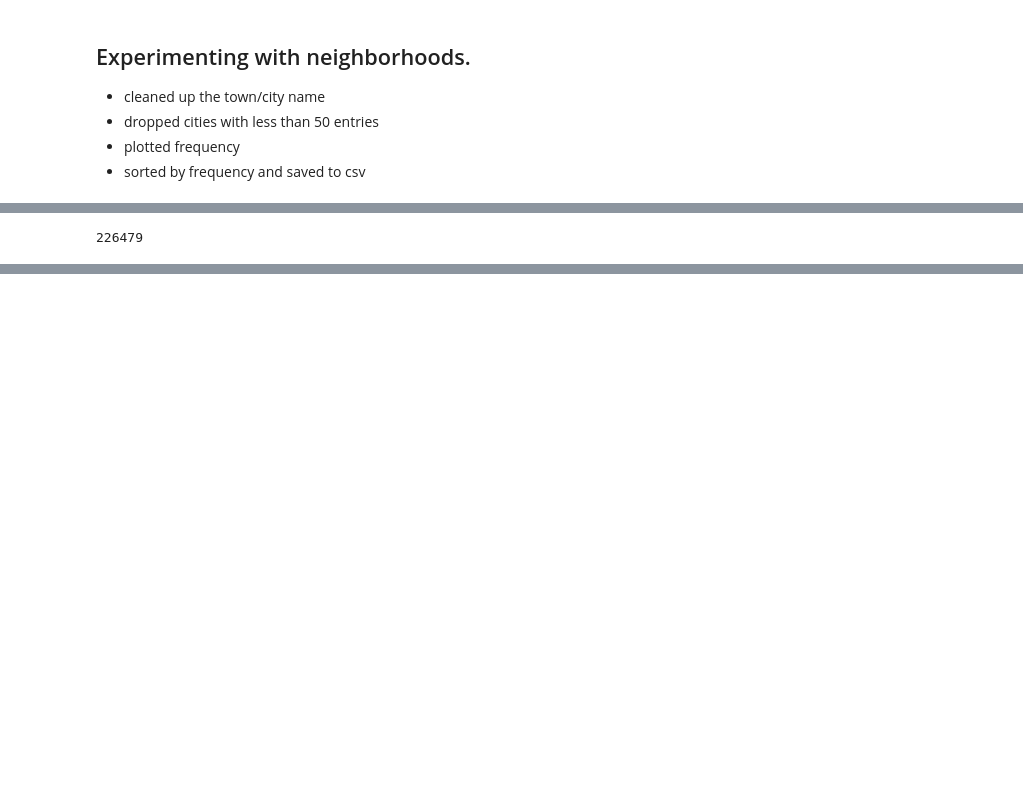
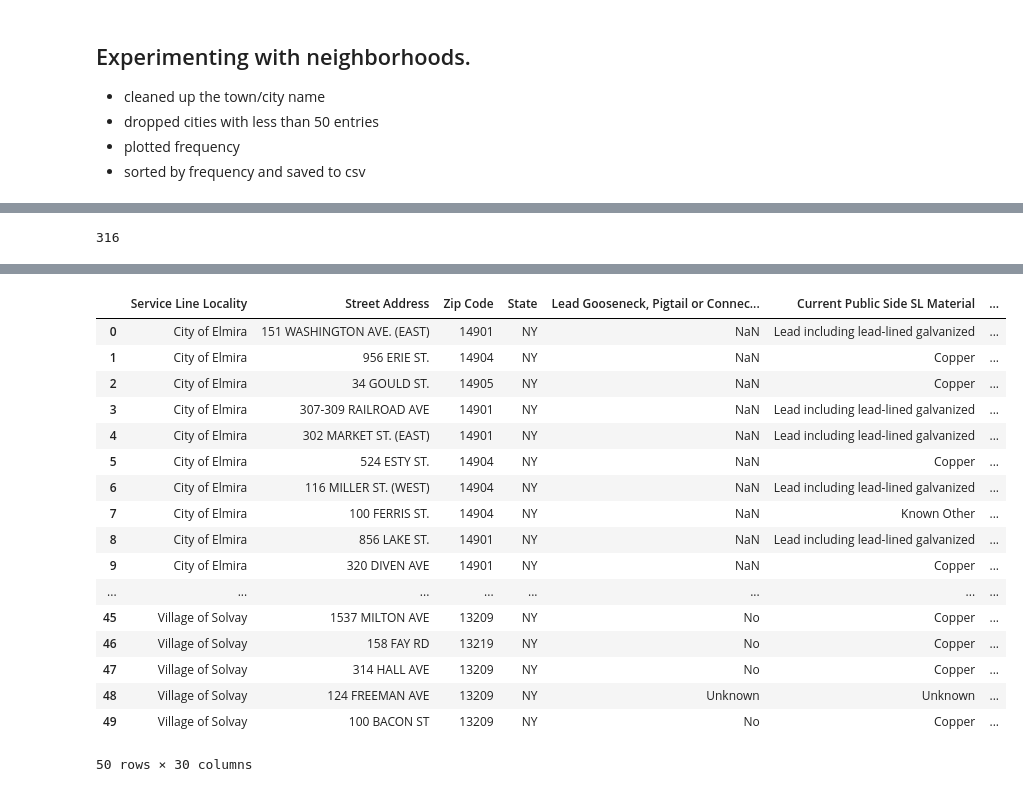
Before and after one commit to AvalonAce/ML-Lead-Service-Line-Prediction, a Jupyter notebook: models/preprocessing.ipynb, the cells around one changed output, grey strips where cells are left out. Saved outputs shown, nothing was run; the diff lists cells and outputs as text; code cells hidden in the pictures; blank space fills up the shorter version.

```diff
--- a/models/preprocessing.ipynb
+++ b/models/preprocessing.ipynb
@@ -188,4 +207,52 @@ Wappinger Falls: 50
 # %%
-len(data_certain)
+elmira = data_certain[data_certain['Service Line Locality'] == 'Elmira']
 # %% [output]
-226479
+316
+# %%
+df = data_certain
+
+
+def get_sample_split(df, n_samples=20):
+    df = df[df['Service Line Locality'] != 'Pelham Manor'] #only lead here lol
+
+    lead_df = df[df['SL Category Cleaned'] == 'Lead']
+    nonlead_df = df[df['SL Category Cleaned'] != 'Lead']
+
+    lead_locality_counts = lead_df['Service Line Locality'].value_counts()
+    nonlead_locality_counts = nonlead_df['Service Line Locality'].value_counts()
+
+    lead_df = lead_df.set_index('Service Line Locality').loc[lead_locality_counts.index].reset_index()
+    nonlead_df = nonlead_df.set_index('Service Line Locality').loc[nonlead_locality_counts.index].reset_index()
+
+    print(lead_locality_counts)
+    print(nonlead_locality_counts)
+
+    lead_sample = (
+        lead_df.groupby('Service Line Locality')
+        .apply(lambda x:  x.sample(n = n_samples) if (x.shape[0]>n_samples - 1) else x)
+        .reset_index(drop=True)
+        .set_index('Service Line Locality')
+        .loc[lead_locality_counts.index]
+        .reset_index()
+    )
+    nonlead_sample = (
+        nonlead_df.groupby('Service Line Locality')
+        .apply(lambda x:  x.sample(n = n_samples) if (x.shape[0]>n_samples - 1) else x)
+        .reset_index(drop=True)
+        .set_index('Service Line Locality')
+        .loc[lead_locality_counts.index]
+        .reset_index()
+    )
+    nonlead_sample = nonlead_sample[:len(lead_sample)]
+    return lead_sample, nonlead_sample
+
+a, b = get_sample_split(df)
+
+
+def interleave(a, b):
+    concat_df = pd.concat([df1,df2]).sort_index().set_index('index')
+    return concat_df
+
+
+interleave(a, b)[0:50]
+# %% [output]
@@ -191,0 +276,18 @@ len(data_certain)
+|  | Service Line Locality | Street Address | Zip Code | State | Lead Gooseneck, Pigtail or Connec... | Current Public Side SL Material | ... |
+| 0 | City of Elmira | 151 WASHINGTON AVE. (EAST) | 14901 | NY | NaN | Lead including lead-lined galvanized | ... |
+| 1 | City of Elmira | 956 ERIE ST. | 14904 | NY | NaN | Copper | ... |
+| 2 | City of Elmira | 34 GOULD ST. | 14905 | NY | NaN | Copper | ... |
+| 3 | City of Elmira | 307-309 RAILROAD AVE | 14901 | NY | NaN | Lead including lead-lined galvanized | ... |
+| 4 | City of Elmira | 302 MARKET ST. (EAST) | 14901 | NY | NaN | Lead including lead-lined galvanized | ... |
+| 5 | City of Elmira | 524 ESTY ST. | 14904 | NY | NaN | Copper | ... |
+| 6 | City of Elmira | 116 MILLER ST. (WEST) | 14904 | NY | NaN | Lead including lead-lined galvanized | ... |
+| 7 | City of Elmira | 100 FERRIS ST. | 14904 | NY | NaN | Known Other | ... |
+| 8 | City of Elmira | 856 LAKE ST. | 14901 | NY | NaN | Lead including lead-lined galvanized | ... |
+| 9 | City of Elmira | 320 DIVEN AVE | 14901 | NY | NaN | Copper | ... |
+| ... | ... | ... | ... | ... | ... | ... | ... |
+| 45 | Village of Solvay | 1537 MILTON AVE | 13209 | NY | No | Copper | ... |
+| 46 | Village of Solvay | 158 FAY RD | 13219 | NY | No | Copper | ... |
+| 47 | Village of Solvay | 314 HALL AVE | 13209 | NY | No | Copper | ... |
+| 48 | Village of Solvay | 124 FREEMAN AVE | 13209 | NY | Unknown | Unknown | ... |
+| 49 | Village of Solvay | 100 BACON ST | 13209 | NY | No | Copper | ... |
+50 rows × 30 columns
```
Also changed, not shown: parts of 2 cells of this notebook, 3 other files.
